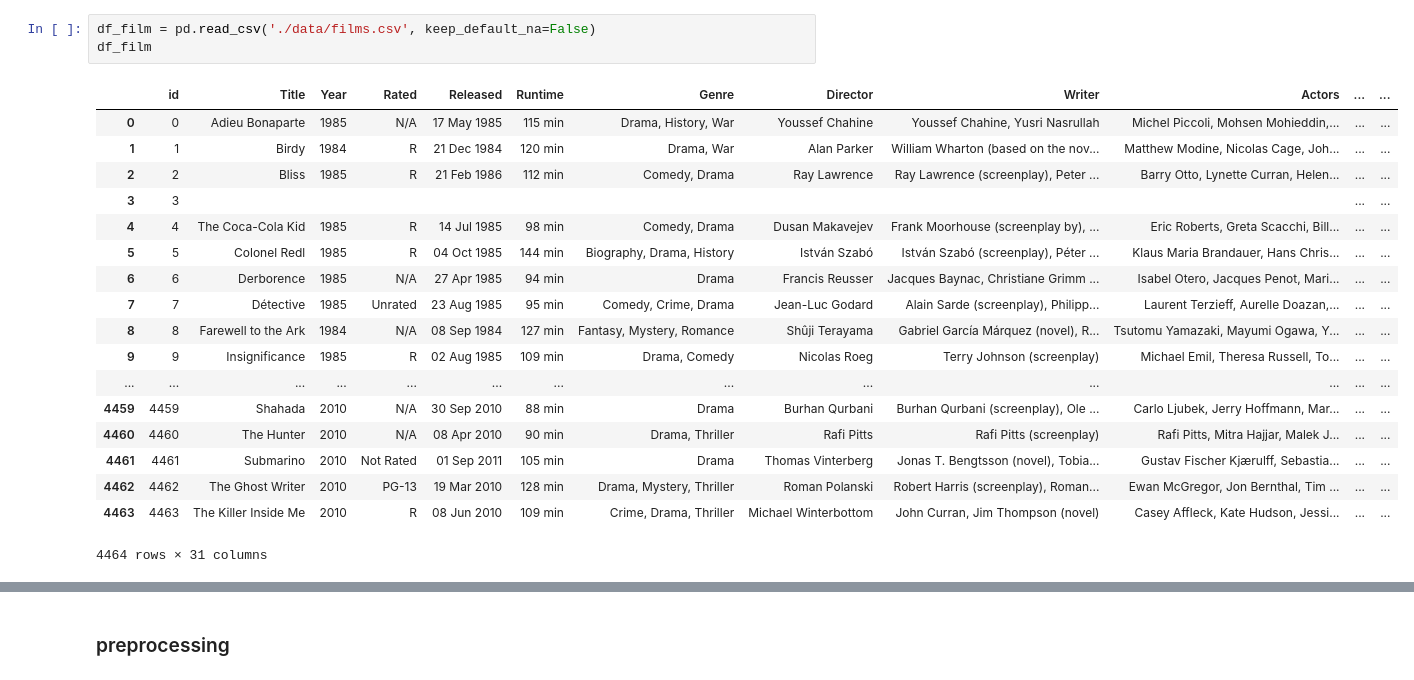
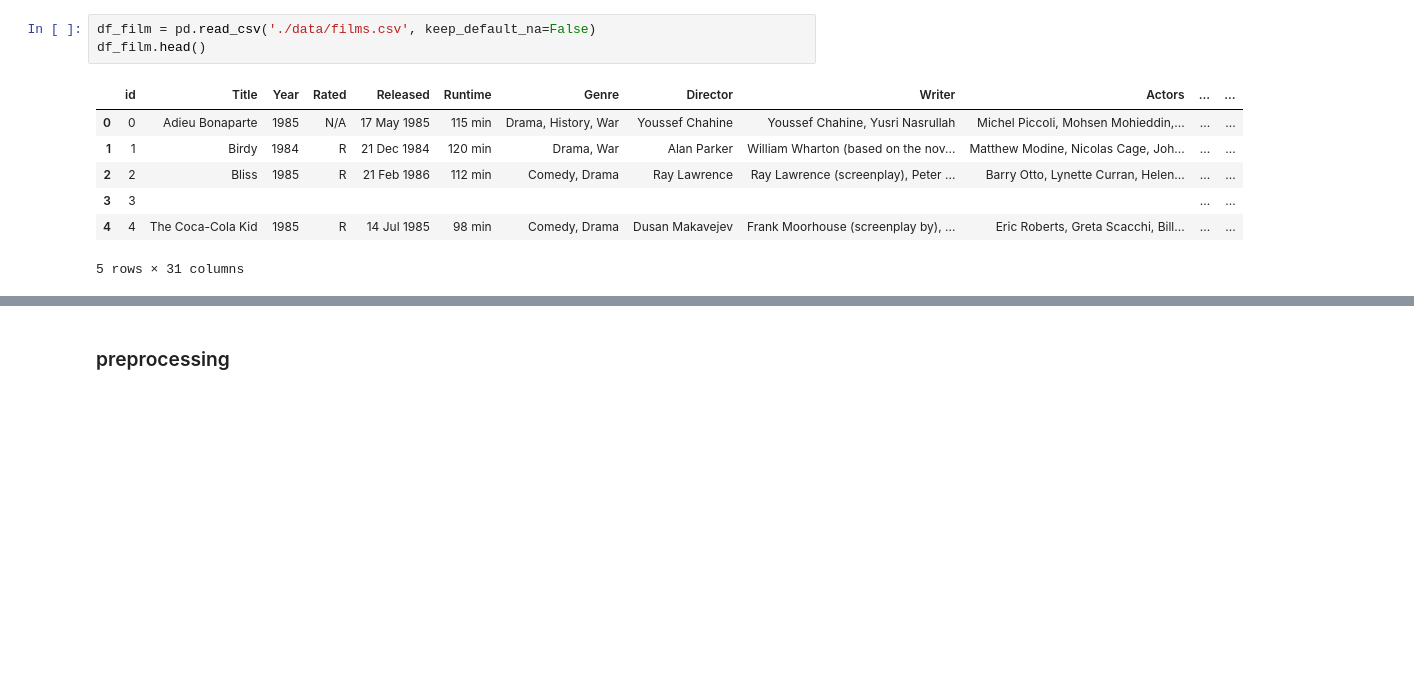
Before and after one commit to cynthia-d-yue/thesis, a Jupyter notebook: topic_modeling.ipynb, the cells around one changed output, grey strips where cells are left out. Drawn from its saved outputs; the diff is of its cells as text; blank space fills up the shorter version.

```diff
--- a/topic_modeling.ipynb
+++ b/topic_modeling.ipynb
@@ -28,24 +18,13 @@ df_festival
 # %%
 df_film = pd.read_csv('./data/films.csv', keep_default_na=False)
-df_film
+df_film.head()
 # %% [output]
 |  | id | Title | Year | Rated | Released | Runtime | Genre | Director | Writer | Actors | ... | ... |
 | 0 | 0 | Adieu Bonaparte | 1985 | N/A | 17 May 1985 | 115 min | Drama, History, War | Youssef Chahine | Youssef Chahine, Yusri Nasrullah | Michel Piccoli, Mohsen Mohieddin,... | ... | ... |
 | 1 | 1 | Birdy | 1984 | R | 21 Dec 1984 | 120 min | Drama, War | Alan Parker | William Wharton (based on the nov... | Matthew Modine, Nicolas Cage, Joh... | ... | ... |
 | 2 | 2 | Bliss | 1985 | R | 21 Feb 1986 | 112 min | Comedy, Drama | Ray Lawrence | Ray Lawrence (screenplay), Peter ... | Barry Otto, Lynette Curran, Helen... | ... | ... |
 | 3 | 3 |  |  |  |  |  |  |  |  |  | ... | ... |
 | 4 | 4 | The Coca-Cola Kid | 1985 | R | 14 Jul 1985 | 98 min | Comedy, Drama | Dusan Makavejev | Frank Moorhouse (screenplay by), ... | Eric Roberts, Greta Scacchi, Bill... | ... | ... |
-| 5 | 5 | Colonel Redl | 1985 | R | 04 Oct 1985 | 144 min | Biography, Drama, History | István Szabó | István Szabó (screenplay), Péter ... | Klaus Maria Brandauer, Hans Chris... | ... | ... |
-| 6 | 6 | Derborence | 1985 | N/A | 27 Apr 1985 | 94 min | Drama | Francis Reusser | Jacques Baynac, Christiane Grimm ... | Isabel Otero, Jacques Penot, Mari... | ... | ... |
-| 7 | 7 | Détective | 1985 | Unrated | 23 Aug 1985 | 95 min | Comedy, Crime, Drama | Jean-Luc Godard | Alain Sarde (screenplay), Philipp... | Laurent Terzieff, Aurelle Doazan,... | ... | ... |
-| 8 | 8 | Farewell to the Ark | 1984 | N/A | 08 Sep 1984 | 127 min | Fantasy, Mystery, Romance | Shûji Terayama | Gabriel García Márquez (novel), R... | Tsutomu Yamazaki, Mayumi Ogawa, Y... | ... | ... |
-| 9 | 9 | Insignificance | 1985 | R | 02 Aug 1985 | 109 min | Drama, Comedy | Nicolas Roeg | Terry Johnson (screenplay) | Michael Emil, Theresa Russell, To... | ... | ... |
-| ... | ... | ... | ... | ... | ... | ... | ... | ... | ... | ... | ... | ... |
-| 4459 | 4459 | Shahada | 2010 | N/A | 30 Sep 2010 | 88 min | Drama | Burhan Qurbani | Burhan Qurbani (screenplay), Ole ... | Carlo Ljubek, Jerry Hoffmann, Mar... | ... | ... |
-| 4460 | 4460 | The Hunter | 2010 | N/A | 08 Apr 2010 | 90 min | Drama, Thriller | Rafi Pitts | Rafi Pitts (screenplay) | Rafi Pitts, Mitra Hajjar, Malek J... | ... | ... |
-| 4461 | 4461 | Submarino | 2010 | Not Rated | 01 Sep 2011 | 105 min | Drama | Thomas Vinterberg | Jonas T. Bengtsson (novel), Tobia... | Gustav Fischer Kjærulff, Sebastia... | ... | ... |
-| 4462 | 4462 | The Ghost Writer | 2010 | PG-13 | 19 Mar 2010 | 128 min | Drama, Mystery, Thriller | Roman Polanski | Robert Harris (screenplay), Roman... | Ewan McGregor, Jon Bernthal, Tim ... | ... | ... |
-| 4463 | 4463 | The Killer Inside Me | 2010 | R | 08 Jun 2010 | 109 min | Crime, Drama, Thriller | Michael Winterbottom | John Curran, Jim Thompson (novel) | Casey Affleck, Kate Hudson, Jessi... | ... | ... |
-4464 rows × 31 columns
+5 rows × 31 columns
 # %%
 df = df_festival.merge(df_film, on=['id'], how='inner')
```
Also changed, not shown: parts of 11 cells of this notebook.
